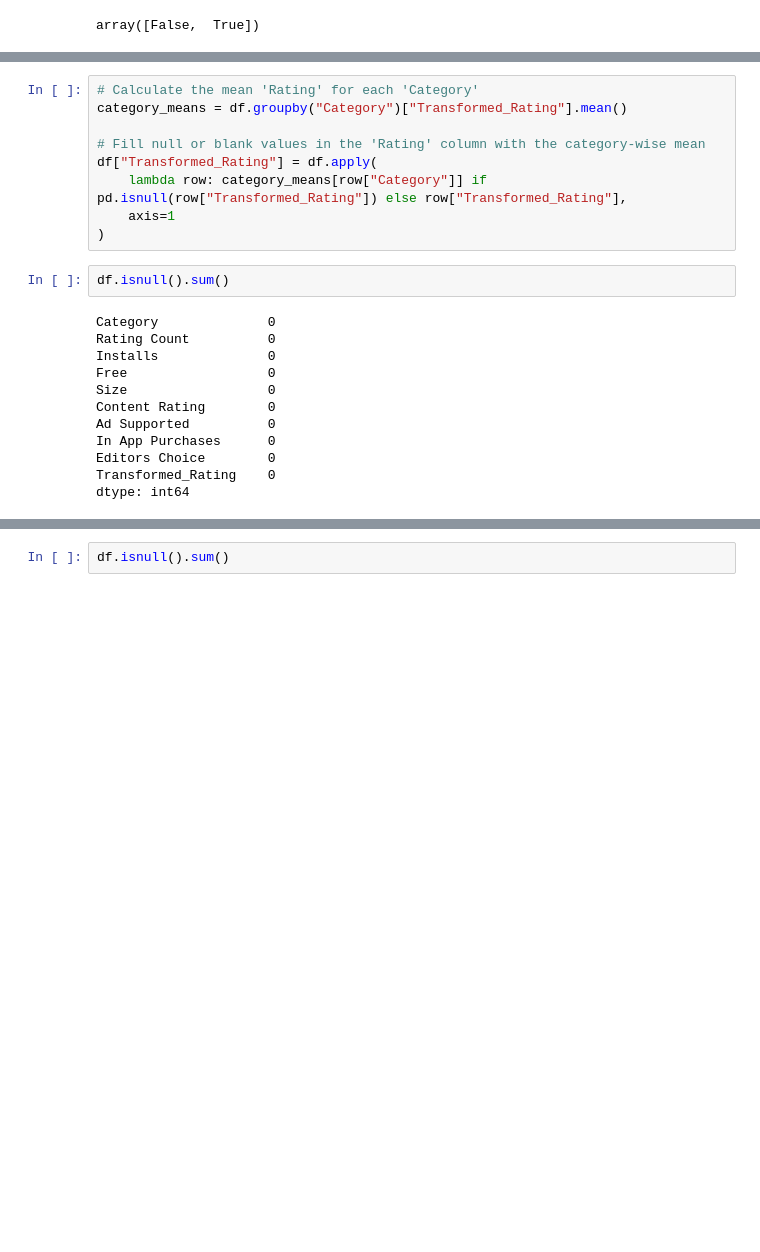
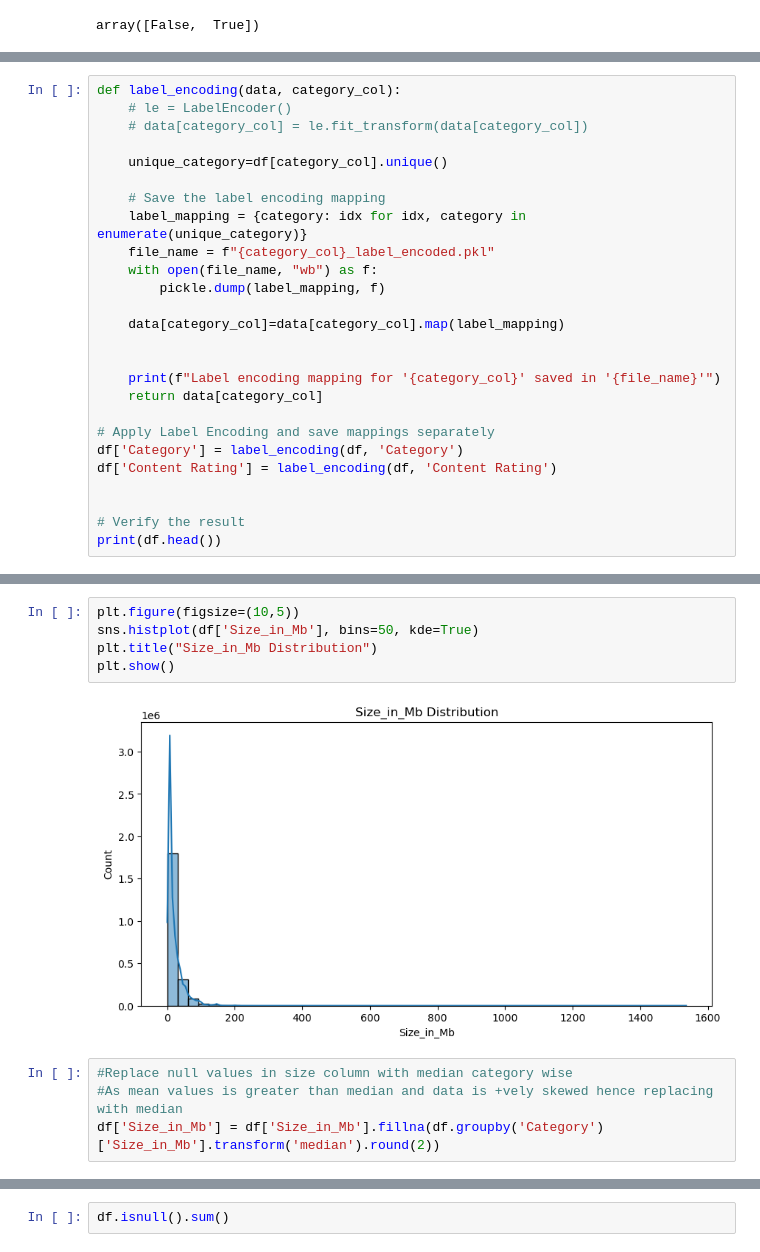
Before and after one commit to BhupaliRane/Google-Playstore-Analysis-and-Prediction-System, a Jupyter notebook: Preprocessing and Sql Connection.ipynb, the cells around one changed output, grey strips where cells are left out. Saved outputs shown, nothing was run; the diff lists cells and outputs as text; blank space fills up the shorter version.

```diff
--- a/Preprocessing and Sql Connection.ipynb
+++ b/Preprocessing and Sql Connection.ipynb
@@ -147,0 +235,26 @@ memory usage: 9.9+ MB
+# %%
+def label_encoding(data, category_col):
+    # le = LabelEncoder()
+    # data[category_col] = le.fit_transform(data[category_col])
+
+    unique_category=df[category_col].unique()
+
+    # Save the label encoding mapping
+    label_mapping = {category: idx for idx, category in enumerate(unique_category)}
+    file_name = f"{category_col}_label_encoded.pkl"
+    with open(file_name, "wb") as f:
+        pickle.dump(label_mapping, f)
+
+    data[category_col]=data[category_col].map(label_mapping)
+
+
+    print(f"Label encoding mapping for '{category_col}' saved in '{file_name}'")
+    return data[category_col]
+
+# Apply Label Encoding and save mappings separately
+df['Category'] = label_encoding(df, 'Category')
+df['Content Rating'] = label_encoding(df, 'Content Rating')
+
+
+# Verify the result
+print(df.head())
@@ -206,23 +323,11 @@ df
 # %%
-# Calculate the mean 'Rating' for each 'Category'
-category_means = df.groupby("Category")["Transformed_Rating"].mean()
-
-# Fill null or blank values in the 'Rating' column with the category-wise mean
-df["Transformed_Rating"] = df.apply(
-    lambda row: category_means[row["Category"]] if pd.isnull(row["Transformed_Rating"]) else row["Transformed_Rating"],
-    axis=1
-)
+plt.figure(figsize=(10,5))
+sns.histplot(df['Size_in_Mb'], bins=50, kde=True)
+plt.title("Size_in_Mb Distribution")
+plt.show()
+# %% [output]
+[figure, added]
 # %%
-df.isnull().sum()
+#Replace null values in size column with median category wise
+#As mean values is greater than median and data is +vely skewed hence replacing with median
+df['Size_in_Mb'] = df['Size_in_Mb'].fillna(df.groupby('Category')['Size_in_Mb'].transform('median').round(2))
-# %% [output]
-Category              0
-Rating Count          0
-Installs              0
-Free                  0
-Size                  0
-Content Rating        0
-Ad Supported          0
-In App Purchases      0
-Editors Choice        0
-Transformed_Rating    0
-dtype: int64
```
Also changed, not shown: parts of 52 cells of this notebook, 5 other files.
